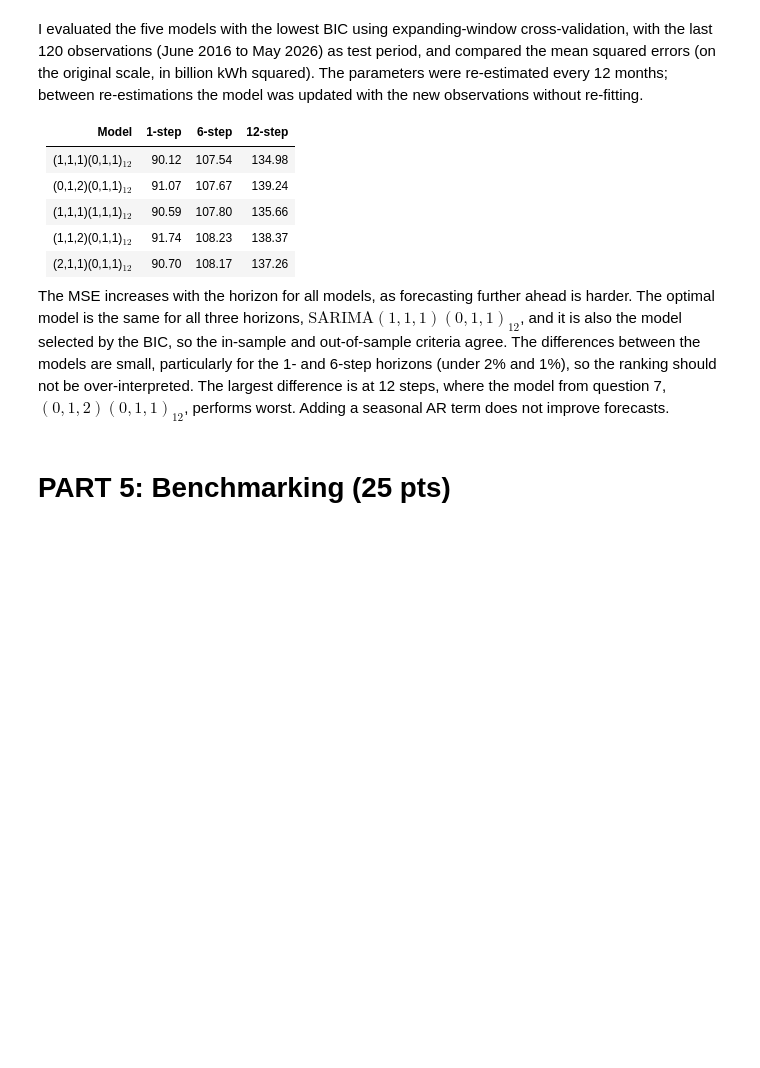
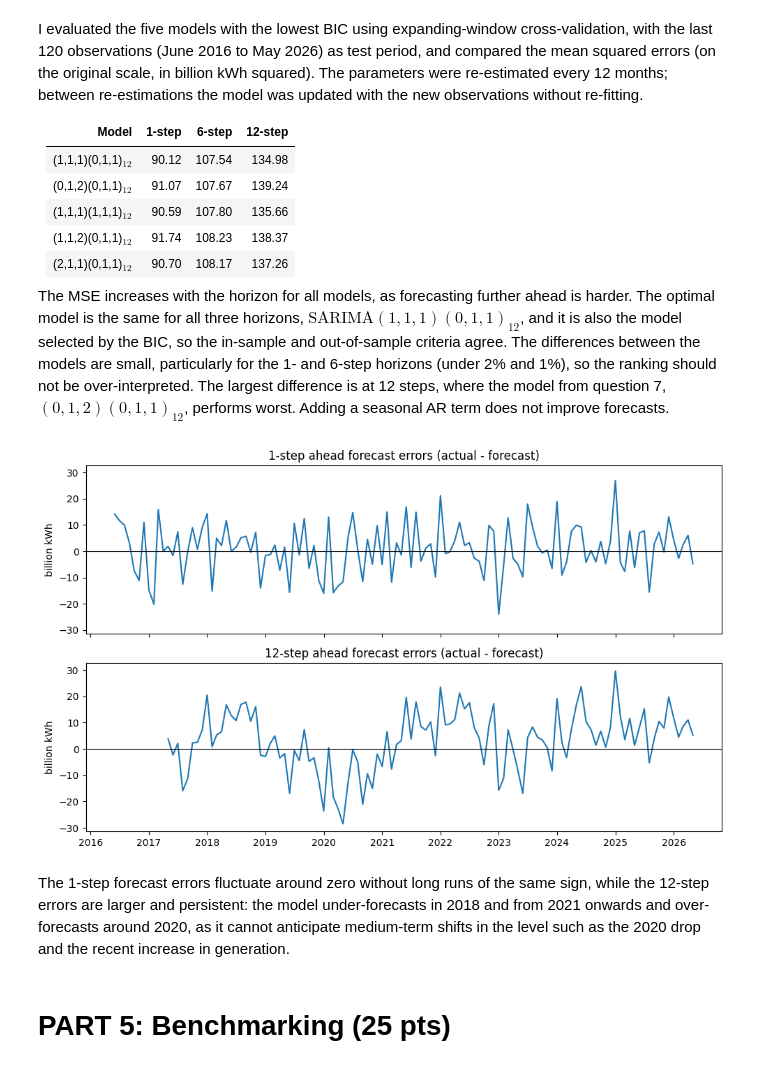
Before and after one commit to qgelena/US-_monthly-_electricity_generation, a Jupyter notebook: ftse_assignment_2026.ipynb, the cells around one changed output. Saved outputs shown, nothing was run; the diff lists cells and outputs as text; code cells hidden in the pictures; blank space fills up the shorter version.

Commit message:
Part 4: add forecast error plots and comment" \ - Plot 1- and 12-step ahead forecast errors of the best CV model - Comment: 1-step errors fluctuate around zero, 12-step errors are larger and persistent (medium-term shifts in the level, e.g. 2020)

```diff
--- a/ftse_assignment_2026.ipynb
+++ b/ftse_assignment_2026.ipynb
@@ -570,6 +570,22 @@ I evaluated the five models with the lowest BIC using expanding-window cross-val
 | (2,1,1)(0,1,1)$_{12}$ | 90.70 | 108.17 | 137.26 |
 
 The MSE increases with the horizon for all models, as forecasting further ahead is harder. The optimal model is the same for all three horizons, $\text{SARIMA}(1,1,1)(0,1,1)_{12}$, and it is also the model selected by the BIC, so the in-sample and out-of-sample criteria agree. The differences between the models are small, particularly for the 1- and 6-step horizons (under 2% and 1%), so the ranking should not be over-interpreted. The largest difference is at 12 steps, where the model from question 7, $(0,1,2)(0,1,1)_{12}$, performs worst. Adding a seasonal AR term does not improve forecasts.
+# %%
+best = "(1,1,1)(0,1,1)12"
+fig, axes = plt.subplots(2, 1, figsize=(10, 6), sharex=True, sharey=True)
+for ax, h in zip(axes, [1, 12]):
+    err = pd.Series({y.index[t + h - 1]: y.iloc[t + h - 1] - np.exp(f.iloc[h - 1])
+                     for t, f in all_fc[best] if len(f) >= h})
+    ax.plot(err.index, err.values)
+    ax.axhline(0, color="black", linewidth=0.8)
+    ax.set_title(f"{h}-step ahead forecast errors (actual - forecast)")
+    ax.set_ylabel("billion kWh")
+plt.tight_layout()
+plt.show()
+# %% [output]
+[figure, added]
+# %% [markdown]
+The 1-step forecast errors fluctuate around zero without long runs of the same sign, while the 12-step errors are larger and persistent: the model under-forecasts in 2018 and from 2021 onwards and over-forecasts around 2020, as it cannot anticipate medium-term shifts in the level such as the 2020 drop and the recent increase in generation.
 # %% [markdown]
 # PART 5: Benchmarking (25 pts)
 # %% [markdown]
```
